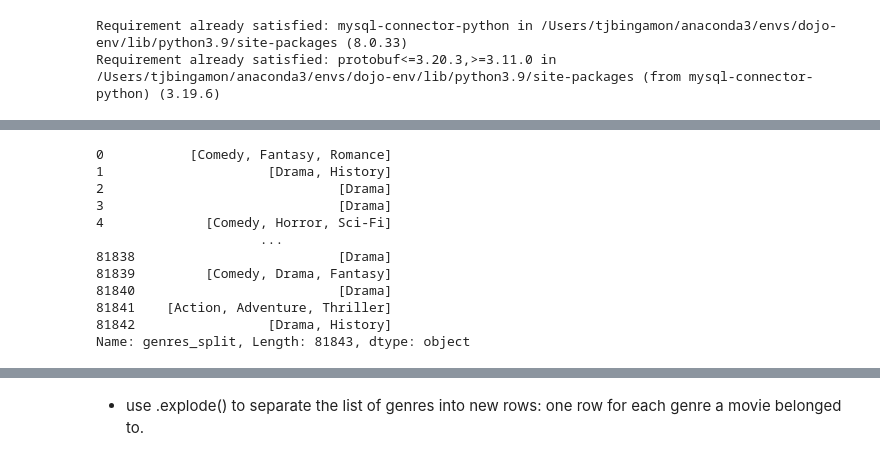
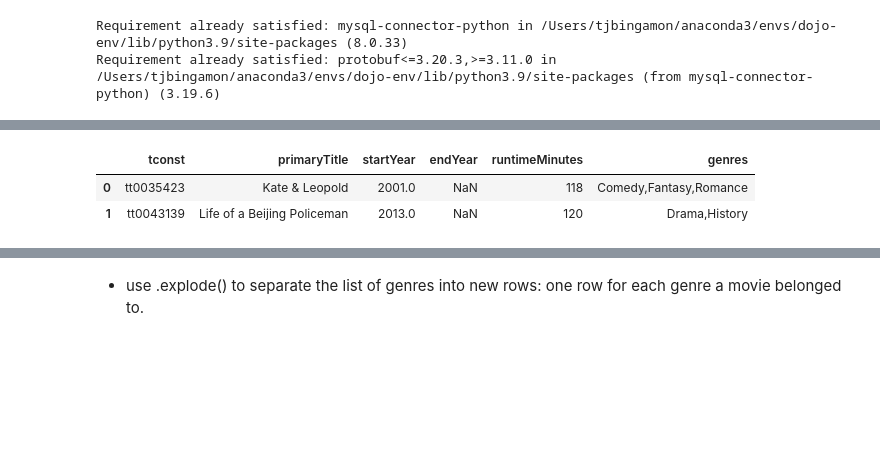
Before and after one commit to tjbingamon/Project-3, a Jupyter notebook: Part 3.ipynb, the cells around one changed output, grey strips where cells are left out. Saved outputs shown, nothing was run; the diff lists cells and outputs as text; code cells hidden in the pictures; blank space fills up the shorter version.

```diff
--- a/Part 3.ipynb
+++ b/Part 3.ipynb
@@ -120,18 +131,8 @@ str
 # %%
-# Convert strings into lists of strings in a new 'genres_split' column
-title_basics_df['genres_split'] = title_basics_df['genres'].str.split(',')
+title_basics_df = title_basics_df[['tconst', 'primaryTitle', 'startYear', 'endYear', 'runtimeMinutes',
+                      'genres']]
+title_basics_df.head(2)
+# %% [output]
+|  | tconst | primaryTitle | startYear | endYear | runtimeMinutes | genres |
+| 0 | tt0035423 | Kate & Leopold | 2001.0 | NaN | 118 | Comedy,Fantasy,Romance |
+| 1 | tt0043139 | Life of a Beijing Policeman | 2013.0 | NaN | 120 | Drama,History |
-# %%
-title_basics_df['genres_split']
-# %% [output]
-0           [Comedy, Fantasy, Romance]
-1                     [Drama, History]
-2                              [Drama]
-3                              [Drama]
-4             [Comedy, Horror, Sci-Fi]
-                     ...
-81838                          [Drama]
-81839         [Comedy, Drama, Fantasy]
-81840                          [Drama]
-81841    [Action, Adventure, Thriller]
-81842                 [Drama, History]
-Name: genres_split, Length: 81843, dtype: object
```
Also changed, not shown: parts of 64 cells of this notebook.
